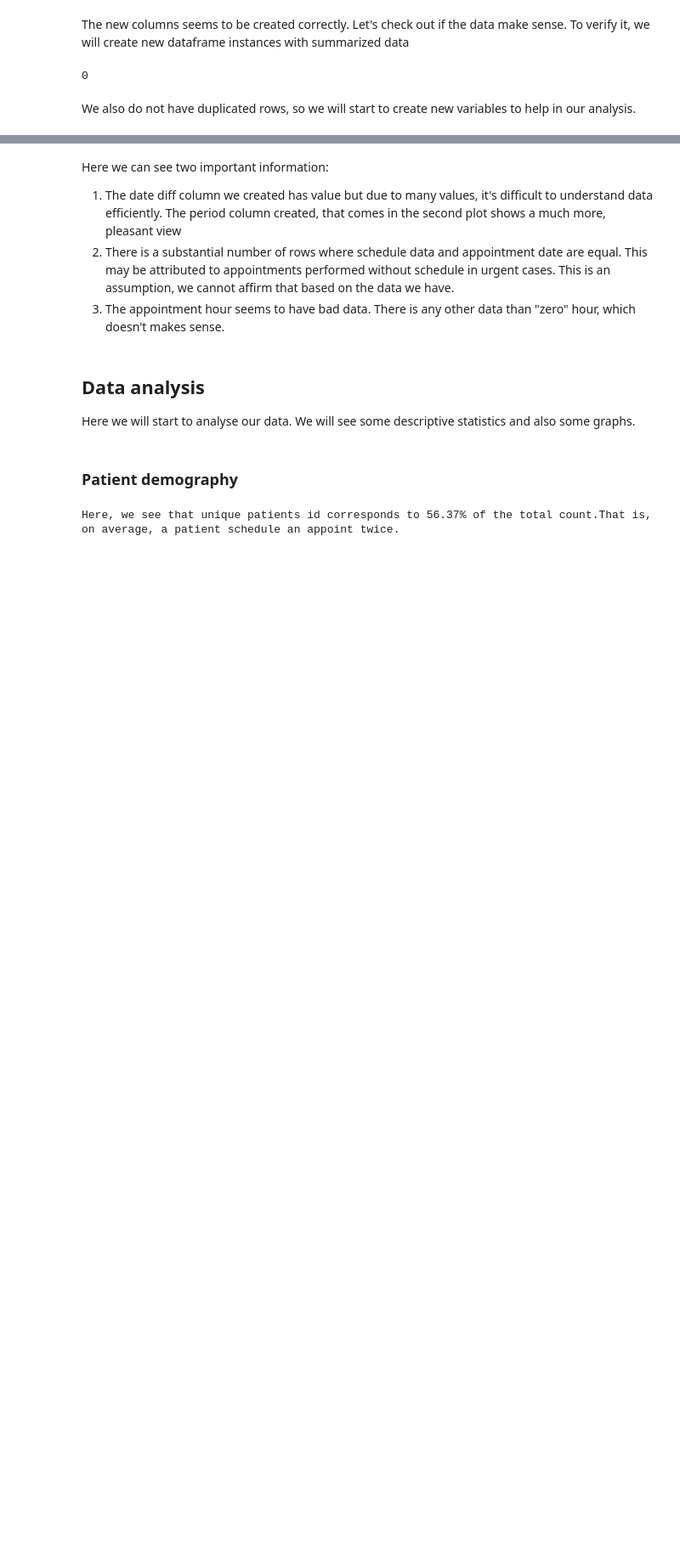
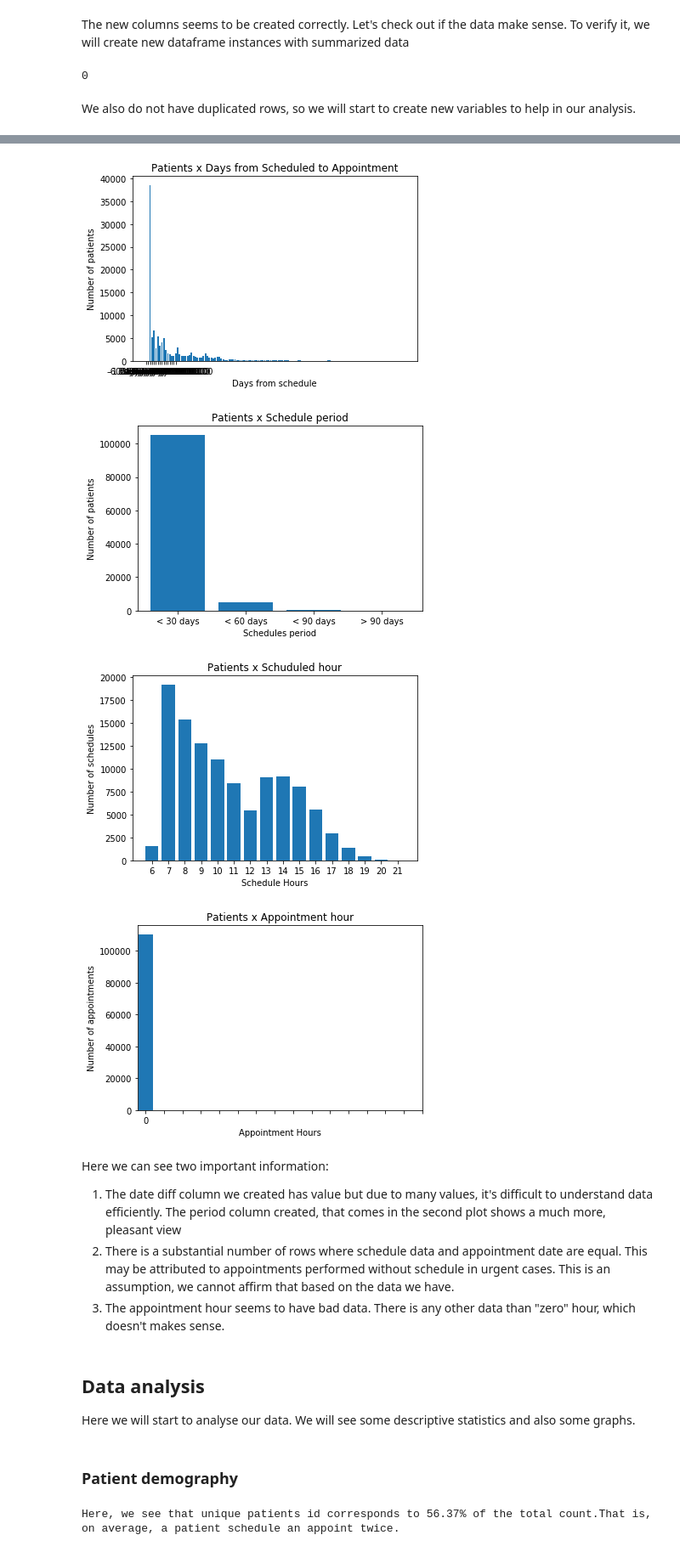
Before and after one commit to rzagrajsek/dataset_exploration, a Jupyter notebook: no-show dataset exploration.ipynb, the cells around one changed output, grey strips where cells are left out. Shown at 85% size. Drawn from its saved outputs; the diff is of its cells as text; code cells hidden in the pictures; blank space fills up the shorter version.

```diff
--- a/no-show dataset exploration.ipynb
+++ b/no-show dataset exploration.ipynb
@@ -132,6 +148,7 @@ plt.bar(df_index, df_diff['patientid'])
 plt.xlabel('Days from schedule')
 plt.ylabel('Number of patients')
 plt.xticks(shour_index, df_diff['diff_schedule_appointment'])
+plt.title('Patients x Days from Scheduled to Appointment')
 plt.show()
 
 #Defininf df_sch_period
@@ -139,6 +156,7 @@ plt.bar(df_period_index, df_sch_period['patientid'])
 plt.xlabel('Schedules period')
 plt.ylabel('Number of patients')
 plt.xticks(df_period_index, df_sch_period['schedule_period'])
+plt.title('Patients x Schedule period')
 plt.show()
 
 #Defining the schedule hours plot
@@ -146,6 +164,7 @@ plt.bar(shour_index, df_shour['patientid'])
 plt.xlabel('Schedule Hours')
 plt.ylabel('Number of schedules')
 plt.xticks(shour_index, df_shour['schedule_hour'])
+plt.title('Patients x Schuduled hour')
 plt.show()
 
 #Defining the appointment hours plot
@@ -153,5 +172,6 @@ plt.bar(ahour_index, df_ahour['patientid'])
 plt.xlabel('Appointment Hours')
 plt.ylabel('Number of appointments')
 plt.xticks(shour_index, df_ahour['appointment_hour'])
+plt.title('Patients x Appointment hour')
 plt.show()
 # %% [output]
@@ -162,3 +178,7 @@ plt.show()
+[figure, added]
+[figure, added]
+[figure, added]
+[figure, added]
 # %% [markdown]
 Here we can see two important information:
 1. The date diff column we created has value but due to many values, it's difficult to understand data efficiently. The period column created, that comes in the second plot shows a much more, pleasant view
```
Also changed, not shown: parts of 32 cells of this notebook, 2 other files.
